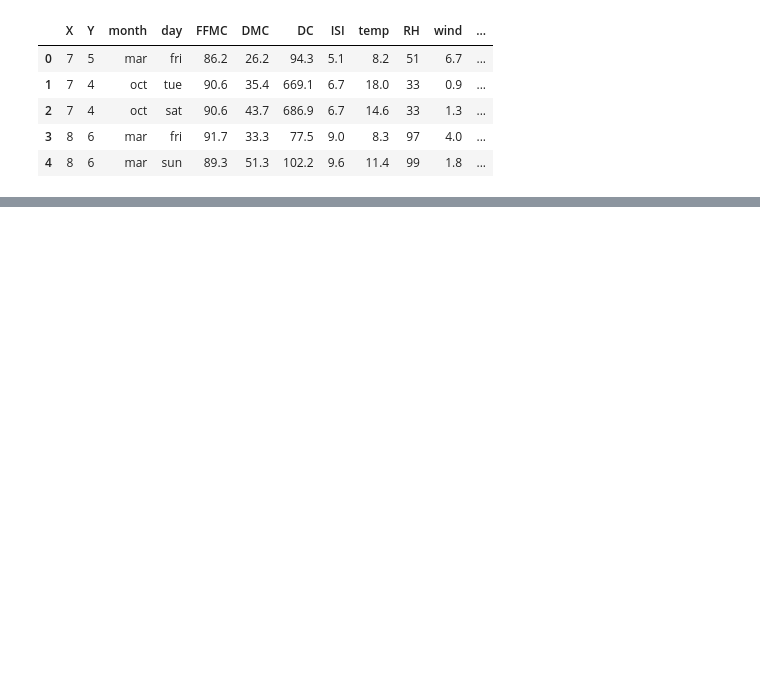
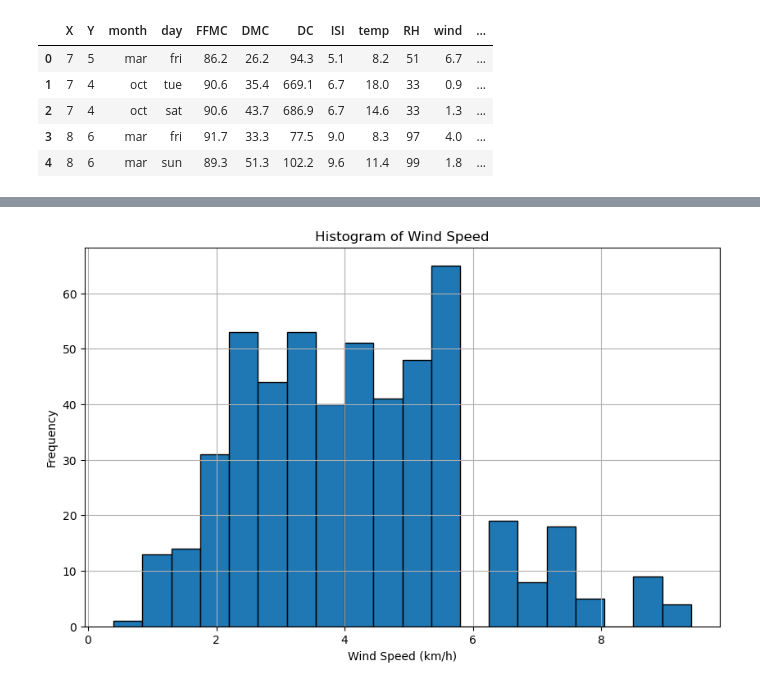
Before and after one commit to pauloarayasantiago/forest-fire-model, a Jupyter notebook: forest_fire_model_portugal.ipynb, the cells around one changed output, grey strips where cells are left out. Saved outputs shown, nothing was run; the diff lists cells and outputs as text; code cells hidden in the pictures; blank space fills up the shorter version.

```diff
--- a/forest_fire_model_portugal.ipynb
+++ b/forest_fire_model_portugal.ipynb
@@ -18,0 +49,11 @@ df.head()
+# %%
+# Plot a histogram for the 'wind' variable
+plt.figure(figsize=(10, 6))
+plt.hist(df['wind'], bins=20, edgecolor='black')
+plt.title('Histogram of Wind Speed')
+plt.xlabel('Wind Speed (km/h)')
+plt.ylabel('Frequency')
+plt.grid(True)
+plt.show()
+# %% [output]
+[figure, added]
```
Also changed, not shown: parts of 8 cells of this notebook.
